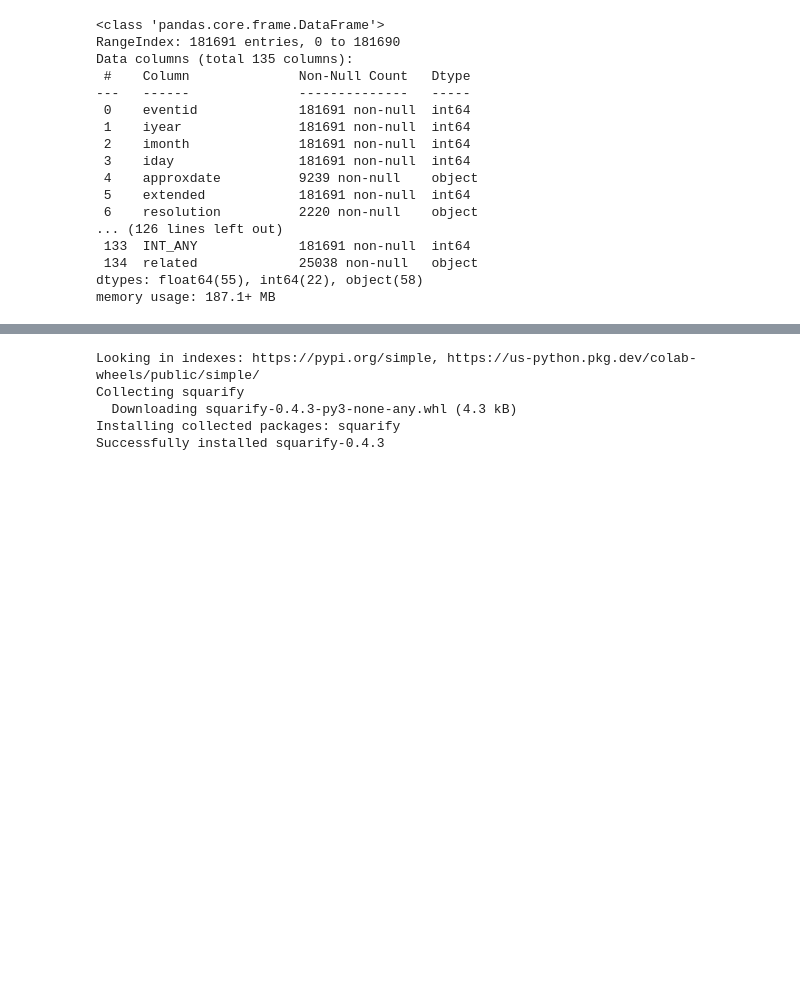
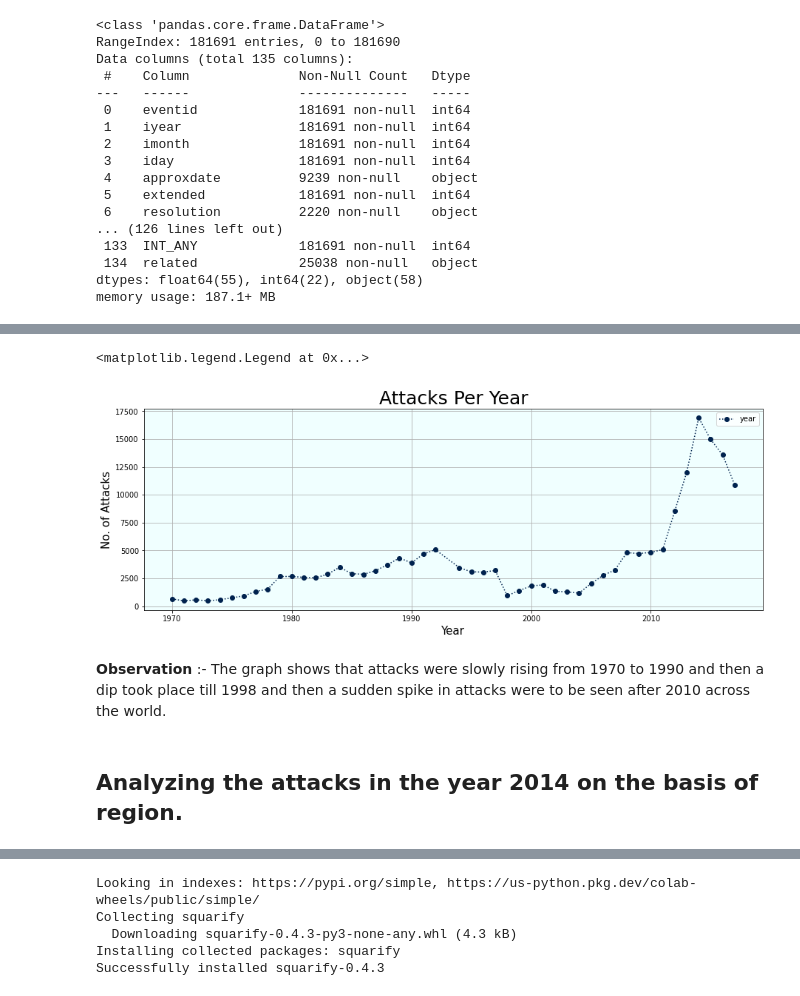
Before and after one commit to Dshivank/EDA-Global-Terrorism-Analysis, a Jupyter notebook: Global_Terrorism_Analysis_Capstone_Project.ipynb, the cells around one changed output, grey strips where cells are left out. Saved outputs shown, nothing was run; the diff lists cells and outputs as text; code cells hidden in the pictures; blank space fills up the shorter version.

```diff
--- a/Global_Terrorism_Analysis_Capstone_Project.ipynb
+++ b/Global_Terrorism_Analysis_Capstone_Project.ipynb
@@ -459,0 +329,22 @@ plt.show()
+# %%
+# Plotting the line Chart to show the trend across the year
+yearly_trend.plot(kind = 'line', marker = 'o', ls = ':', grid = True, colormap = "cividis", figsize=(15,5)).patch.set_facecolor('#f0ffff')
+
+# setting a title of the chart.
+plt.title('Attacks Per Year', fontsize = 25)
+
+# setting the x and y axis labels
+plt.ylabel('No. of Attacks', fontsize = 15)
+plt.xlabel('Year', fontsize = 15)
+
+# showing legends on the plot
+plt.legend()
+
+# Below is the Graph obtained by 2 indicators as line chart.
+# %% [output]
+<matplotlib.legend.Legend at 0x...>
+[figure, added]
+# %% [markdown]
+**Observation** :- The graph shows that attacks were slowly rising from 1970 to 1990 and then a dip took place till 1998 and then a sudden spike in attacks were to be seen after 2010 across the world.
+# %% [markdown]
+## <b> Analyzing the attacks in the year 2014 on the basis of region.
```
Also changed, not shown: parts of 102 cells of this notebook.
